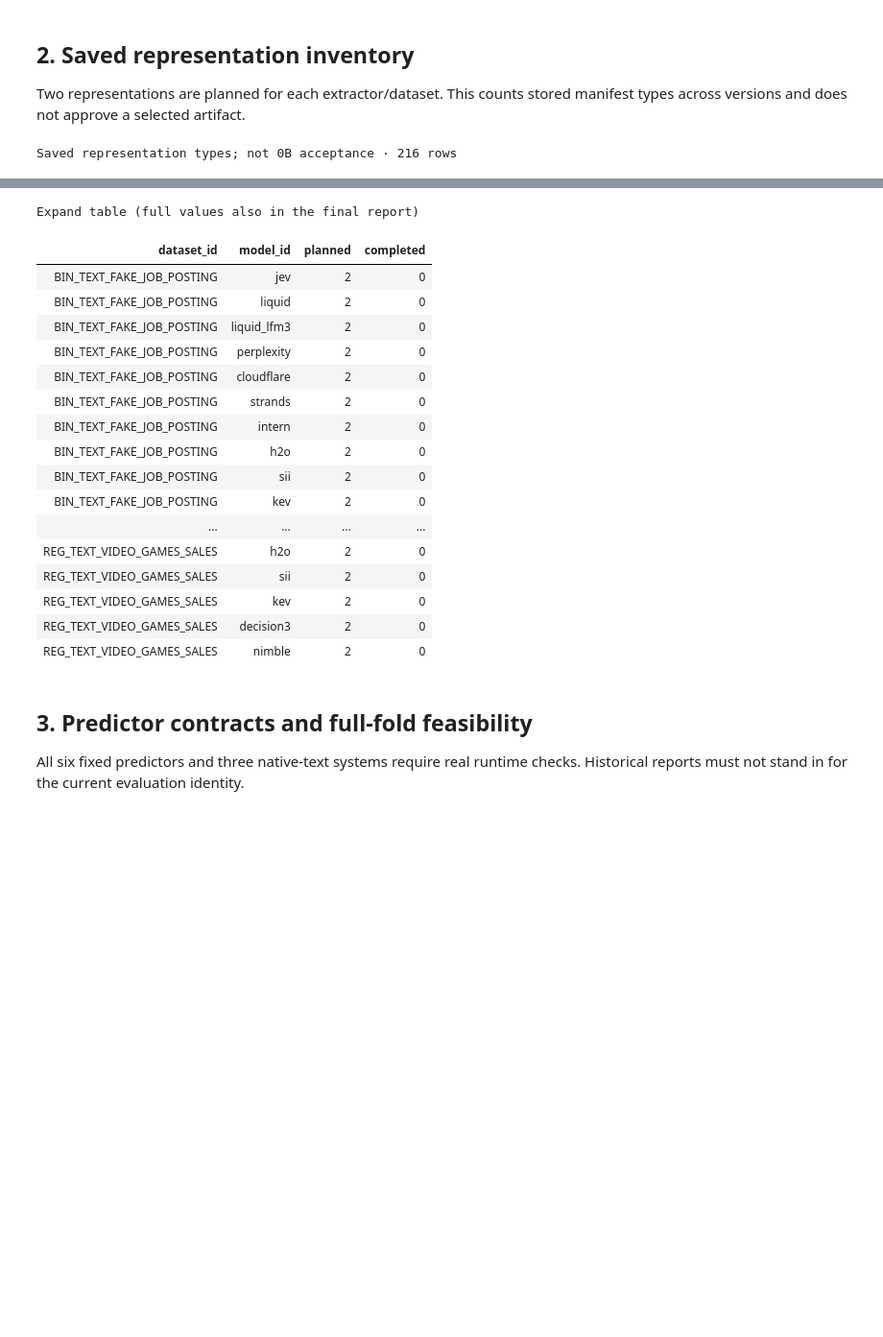
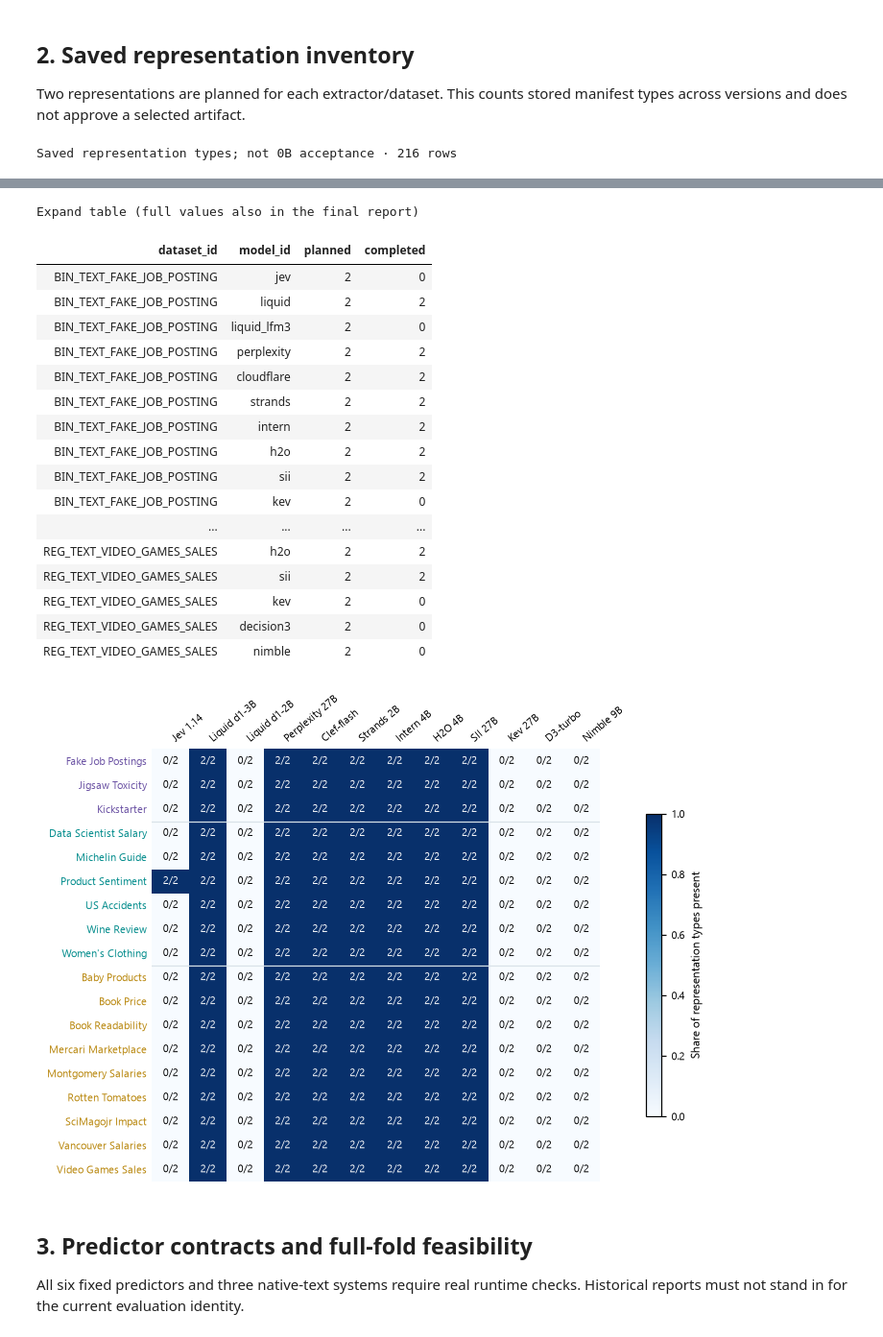
Before and after one commit to andreasgoethals/JEVPFN, a Jupyter notebook: notebooks/3. experiment_0/02_after_feature_creation.ipynb, the cells around one changed output, grey strips where cells are left out. Shown at 96% size. Cells and saved outputs as stored; diff of their text form; code cells hidden in the pictures; blank space fills up the shorter version.

```diff
--- a/notebooks/3. experiment_0/02_after_feature_creation.ipynb
+++ b/notebooks/3. experiment_0/02_after_feature_creation.ipynb
@@ -41,7 +41,7 @@ from src.evaluation.notebook_study import artifact_coverage, predictor_evidence
 from src.visualize.study import coverage_figures
 inventory = artifact_coverage()
 display_table("Saved representation types; not 0B acceptance", inventory, preview_rows=12)
-for fig, name, caption in coverage_figures(inventory, "Stored separate/joint representations"):
+for fig, name, caption in coverage_figures(inventory, "Stored separate and joint representations", feature_inventory=True):
     save(fig, name, caption=caption)
     display_local(fig)
     plt.close(fig)
@@ -60,24 +60,25 @@ Saved representation types; not 0B acceptance · 216 rows
 | BIN_TEXT_FAKE_JOB_POSTING | kev | 2 | 0 |
 | BIN_TEXT_FAKE_JOB_POSTING | decision3 | 2 | 0 |
 | BIN_TEXT_FAKE_JOB_POSTING | nimble | 2 | 0 |
 Expand table (full values also in the final report)
 | dataset_id | model_id | planned | completed |
 | BIN_TEXT_FAKE_JOB_POSTING | jev | 2 | 0 |
-| BIN_TEXT_FAKE_JOB_POSTING | liquid | 2 | 0 |
+| BIN_TEXT_FAKE_JOB_POSTING | liquid | 2 | 2 |
 | BIN_TEXT_FAKE_JOB_POSTING | liquid_lfm3 | 2 | 0 |
-| BIN_TEXT_FAKE_JOB_POSTING | perplexity | 2 | 0 |
-| BIN_TEXT_FAKE_JOB_POSTING | cloudflare | 2 | 0 |
-| BIN_TEXT_FAKE_JOB_POSTING | strands | 2 | 0 |
-| BIN_TEXT_FAKE_JOB_POSTING | intern | 2 | 0 |
-| BIN_TEXT_FAKE_JOB_POSTING | h2o | 2 | 0 |
-| BIN_TEXT_FAKE_JOB_POSTING | sii | 2 | 0 |
+| BIN_TEXT_FAKE_JOB_POSTING | perplexity | 2 | 2 |
+| BIN_TEXT_FAKE_JOB_POSTING | cloudflare | 2 | 2 |
+| BIN_TEXT_FAKE_JOB_POSTING | strands | 2 | 2 |
+| BIN_TEXT_FAKE_JOB_POSTING | intern | 2 | 2 |
+| BIN_TEXT_FAKE_JOB_POSTING | h2o | 2 | 2 |
+| BIN_TEXT_FAKE_JOB_POSTING | sii | 2 | 2 |
 | BIN_TEXT_FAKE_JOB_POSTING | kev | 2 | 0 |
 | ... | ... | ... | ... |
-| REG_TEXT_VIDEO_GAMES_SALES | h2o | 2 | 0 |
-| REG_TEXT_VIDEO_GAMES_SALES | sii | 2 | 0 |
+| REG_TEXT_VIDEO_GAMES_SALES | h2o | 2 | 2 |
+| REG_TEXT_VIDEO_GAMES_SALES | sii | 2 | 2 |
 | REG_TEXT_VIDEO_GAMES_SALES | kev | 2 | 0 |
 | REG_TEXT_VIDEO_GAMES_SALES | decision3 | 2 | 0 |
 | REG_TEXT_VIDEO_GAMES_SALES | nimble | 2 | 0 |
+[figure, added]
 # %% [markdown]
 ## 3. Predictor contracts and full-fold feasibility
 
```
Also changed, not shown: parts of 5 cells of this notebook, 48 other files.
